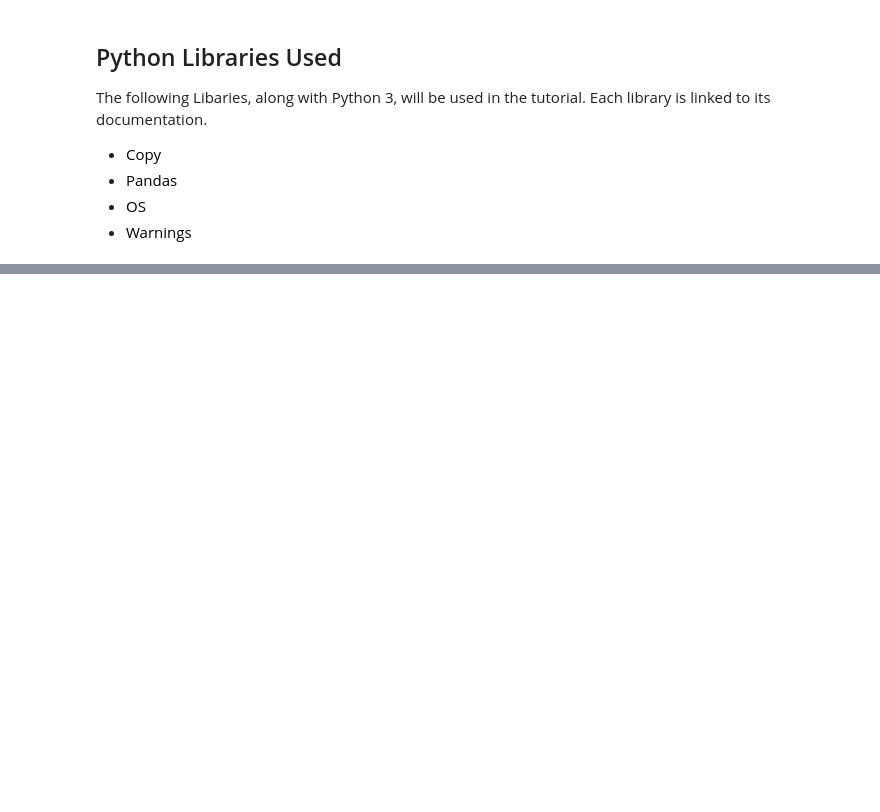
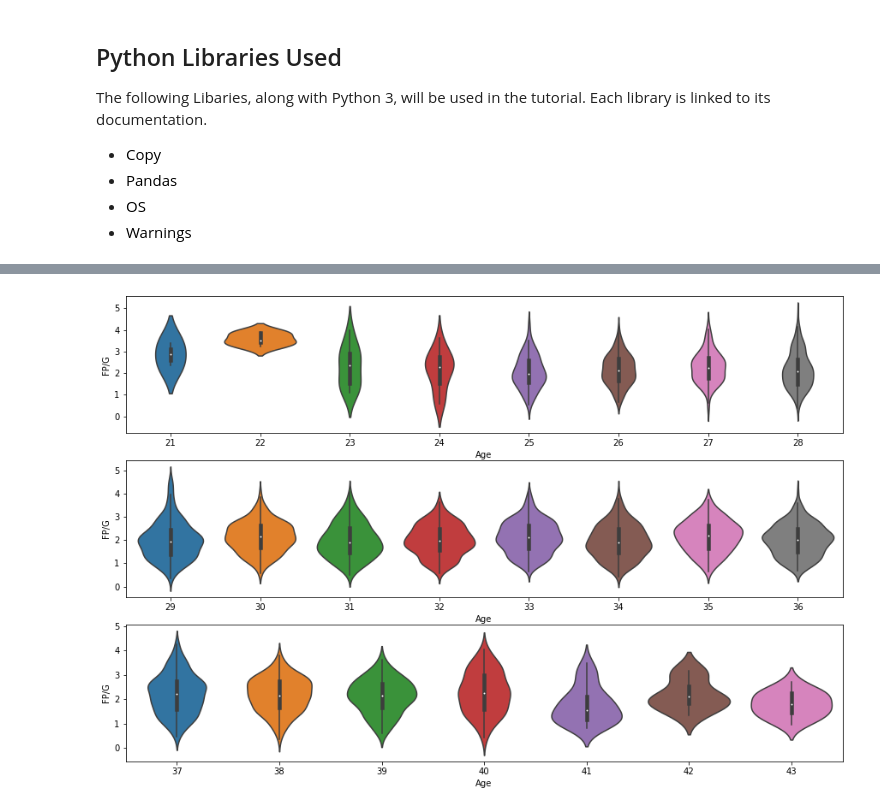
Before and after one commit to mikeisen1/Fantasy-Baseball-Prediction, a Jupyter notebook: cmsc320-final-project.ipynb, the cells around one changed output, grey strips where cells are left out. Drawn from its saved outputs; the diff is of its cells as text; code cells hidden in the pictures; blank space fills up the shorter version.

```diff
--- a/cmsc320-final-project.ipynb
+++ b/cmsc320-final-project.ipynb
@@ -83,7 +91,11 @@ After uploading the data, it was necessary to merge, for each year, the csv file
 # %%
+#will contain the dataframes of the data from the csv files
 stats = dict()
+
+#find the current working directory, used in reading the csv files
 cwd = os.getcwd()
 
+#reading the csv files into dataframes and adding them to the stats dictionary
 for i in range(2011,2021):
     stats[i] = []
     stats[i].append(pd.read_csv(cwd + "/" + str(i) + "/Fantrax-Players-We Love Sabermetrics.csv"))
@@ -91,6 +103,9 @@ for i in range(2011,2021):
         file =  cwd + "/" + str(i) + "/Fantrax-Players-We Love Sabermetrics (" + str(j) + ").csv"
         stats[i].append(pd.read_csv(file))
 
+#all years of the data, for similar category (Tracked, Extra, Sabermetric) and player group (batter or pitcher)
+#have the exact same columns names. We want to remove duplicate columns and the following dropi variables
+#contain the columns to be dropped
 drop1 = ((set(stats[2020][0].columns) & set(stats[2020][1].columns)) |
          (set(stats[2020][1].columns) & set(stats[2020][2].columns))).difference(['Player','FPts'])
 
@@ -103,6 +118,8 @@ drop4 = ((set(stats[2020][3].columns) & set(stats[2020][4].columns)) |
 drop5 = ((set(stats[2020][3].columns) & set(stats[2020][5].columns)) |
          (set(stats[2020][4].columns) & set(stats[2020][5].columns))).difference(['Player','FPts'])
 
+#dropping duplicate columns and merging the batters data together and then the pitchers data together, leaving
+#one dataframe for batters and one for pitchers for each year 2011-2020.
 for key in stats.keys():
     for i in range(6):
         if i == 1:
@@ -119,6 +136,21 @@ for key in stats.keys():
     pitchers = stats[key][3].merge(stats[key][4],on=['Player','FPts']).merge(stats[key][5],on=['Player','FPts'])
     stats[key] = [batters,pitchers]
 
-#take out a certain number of data
-#make sure that a player who was injured or didnt play one year is not predicted for the following year
-#make a listing of all of the data/attributes in the dataframes for batting and for pitching
+#filtering out players who do not have a large enough sample for a given year
+for i in range(2011,2020):
+    stats[i][0] = stats[i][0][stats[i][0]['AB'] >= 100]
+    stats[i][1] = stats[i][1][stats[i][1]['IP'] >= 40]
+
+stats[2020][0] = stats[2020][0][stats[2020][0]['AB'] >= 100]
+stats[2020][1] = stats[2020][1][stats[2020][1]['IP'] >= 40]
+
+def get_all_bp(players_data, group, start_year=2011,end_year=2020):
+    all_data = copy.deepcopy(players_data[start_year][group])
+    for year in range(start_year + 1, end_year):
+        all_data = all_data.append(copy.deepcopy(players_data[year][group]),ignore_index=True)
+    return all_data
+
+all_batters = get_all_bp(stats,0)
+all_pitchers = get_all_bp(stats,1)
+all_starters = all_pitchers[all_pitchers['Position'] == 'SP']
+all_relievers = all_pitchers[all_pitchers['Position'] == 'RP']
@@ -137,0 +228,17 @@ stats[2020][0].describe()
+# %%
+#violin plots by age
+#do pitchers next
+#scatter plot of top 25 for an age group
+all_batters.columns
+
+age2128 = all_batters[(all_batters['Age'] <= 28)]
+age2936 = all_batters[(all_batters['Age'] > 28) & (all_batters['Age'] <= 36)]
+age3743 = all_batters[(all_batters['Age'] > 36) & (all_batters['Age'] <= 43)]
+
+fig, ax = plt.subplots(3,1,figsize=(15,10))
+sns.violinplot(data=age2128,x='Age',y='FP/G',ax=ax[0])
+sns.violinplot(data=age2936,x='Age',y='FP/G',ax=ax[1])
+sns.violinplot(data=age3743,x='Age',y='FP/G',ax=ax[2])
+plt.show()
+# %% [output]
+[figure, added]
```
Also changed, not shown: parts of 13 cells of this notebook, 1 other file.
